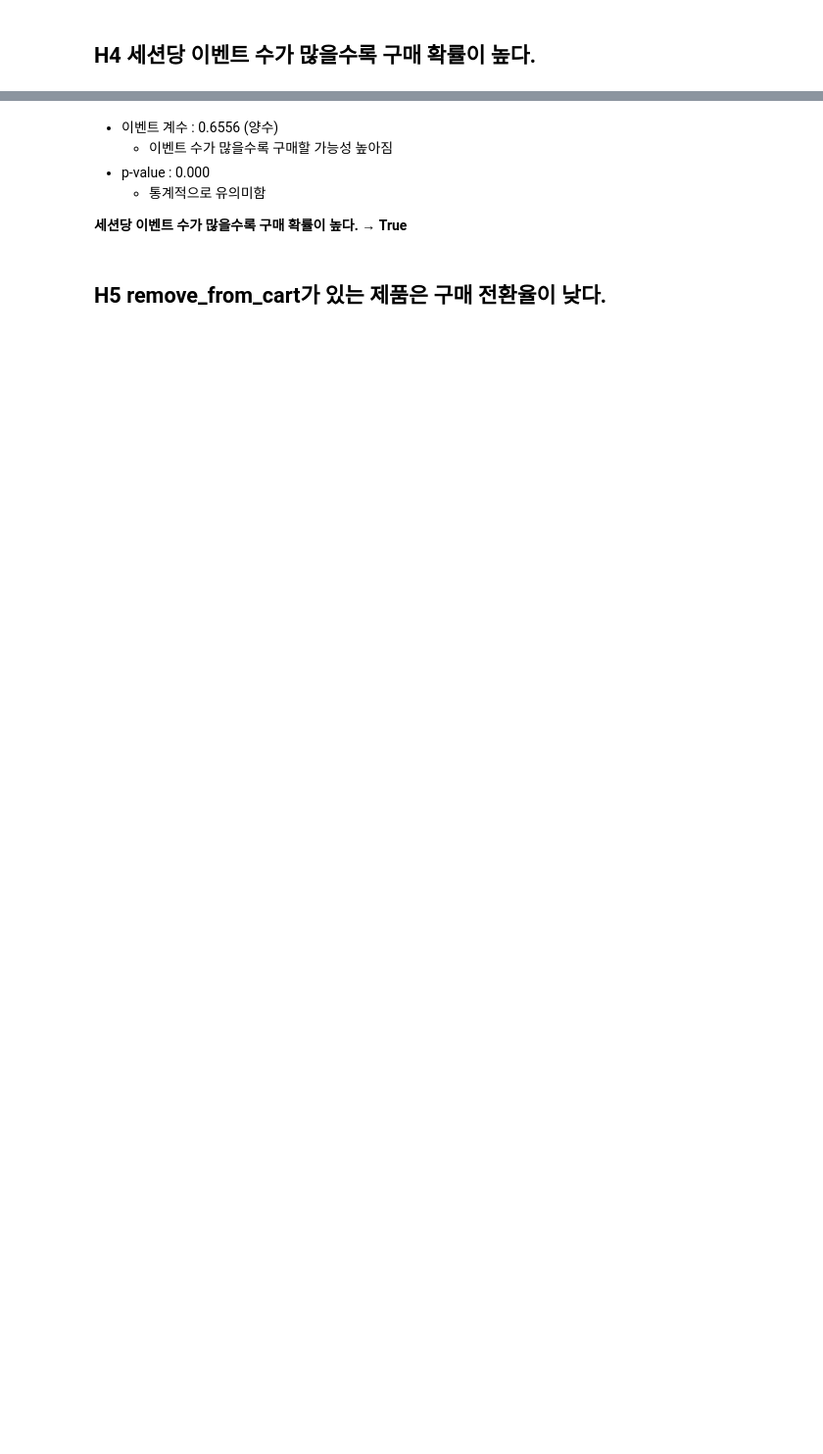
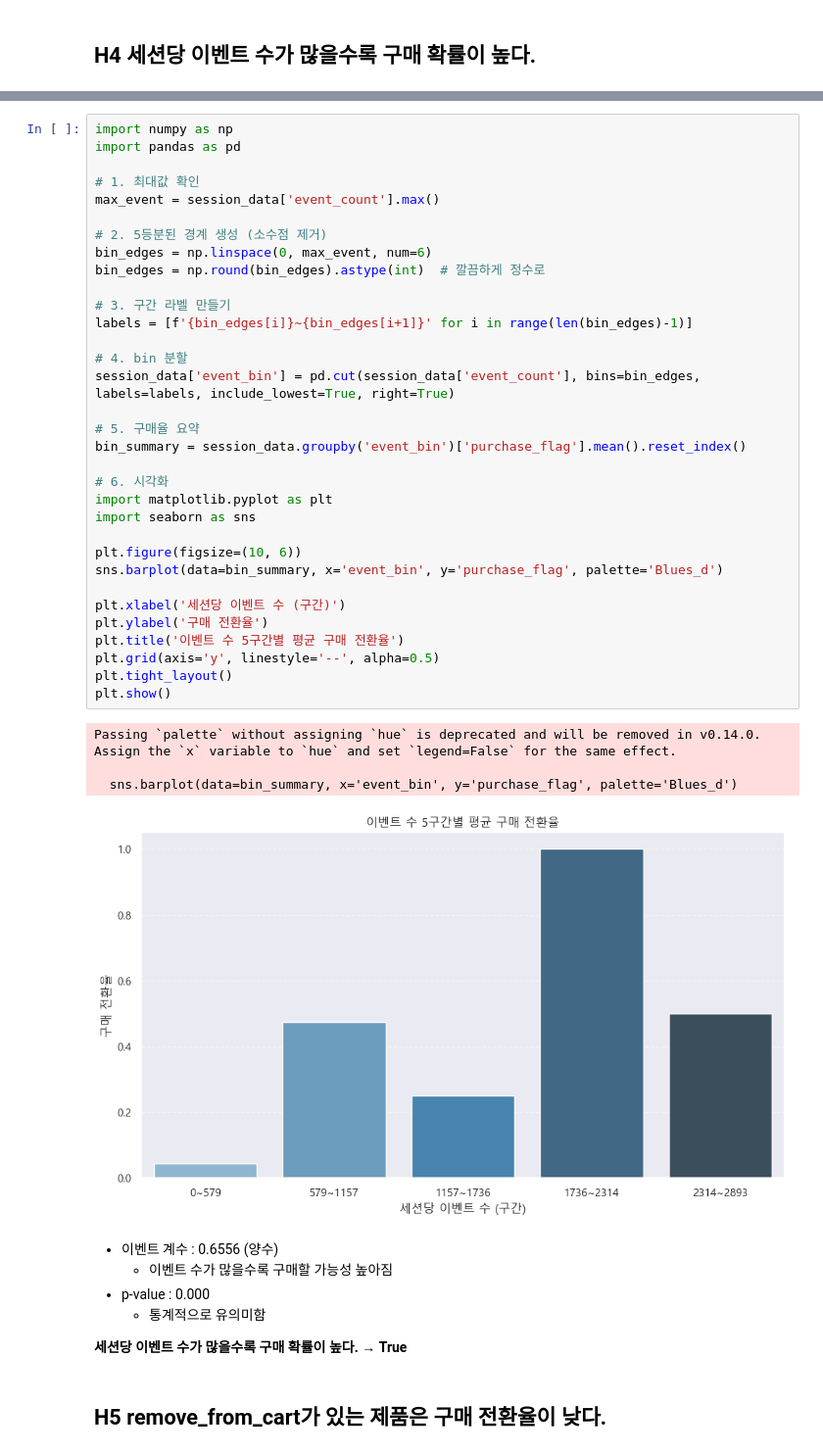
Before and after one commit to Blche/datathon_09, a Jupyter notebook: members/문세희/11_hyp_1_conversion_rate.ipynb, the cells around one changed output, grey strips where cells are left out. Shown: that part at 98% size. Drawn from its saved outputs; the diff is of its cells as text; blank space fills up the shorter version.

```diff
--- a/members/문세희/11_hyp_1_conversion_rate.ipynb
+++ b/members/문세희/11_hyp_1_conversion_rate.ipynb
@@ -229,3 +291,41 @@ Logit Regression Results
+# %%
+import numpy as np
+import pandas as pd
+
+# 1. 최대값 확인
+max_event = session_data['event_count'].max()
+
+# 2. 5등분된 경계 생성 (소수점 제거)
+bin_edges = np.linspace(0, max_event, num=6)
+bin_edges = np.round(bin_edges).astype(int)  # 깔끔하게 정수로
+
+# 3. 구간 라벨 만들기
+labels = [f'{bin_edges[i]}~{bin_edges[i+1]}' for i in range(len(bin_edges)-1)]
+
+# 4. bin 분할
+session_data['event_bin'] = pd.cut(session_data['event_count'], bins=bin_edges, labels=labels, include_lowest=True, right=True)
+
+# 5. 구매율 요약
+bin_summary = session_data.groupby('event_bin')['purchase_flag'].mean().reset_index()
+
+# 6. 시각화
+import matplotlib.pyplot as plt
+import seaborn as sns
+
+plt.figure(figsize=(10, 6))
+sns.barplot(data=bin_summary, x='event_bin', y='purchase_flag', palette='Blues_d')
+
+plt.xlabel('세션당 이벤트 수 (구간)')
+plt.ylabel('구매 전환율')
+plt.title('이벤트 수 5구간별 평균 구매 전환율')
+plt.grid(axis='y', linestyle='--', alpha=0.5)
+plt.tight_layout()
+plt.show()
+# %% [output]
+Passing `palette` without assigning `hue` is deprecated and will be removed in v0.14.0. Assign the `x` variable to `hue` and set `legend=False` for the same effect.
+
+  sns.barplot(data=bin_summary, x='event_bin', y='purchase_flag', palette='Blues_d')
+[figure, added]
 # %% [markdown]
 - 이벤트 계수 : 0.6556 (양수)
     - 이벤트 수가 많을수록 구매할 가능성 높아짐
```
Also changed, not shown: parts of 6 cells of this notebook, 2 other files.
